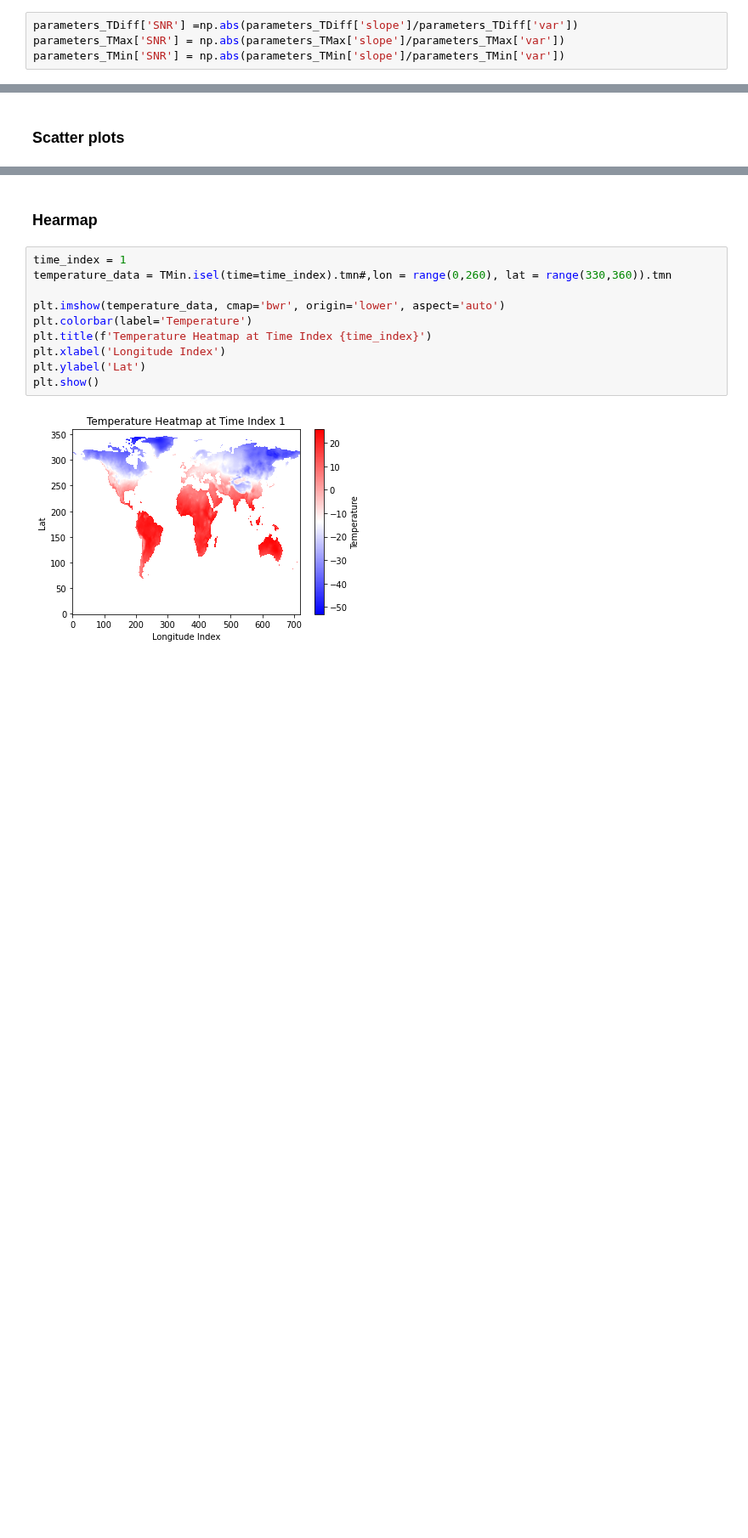
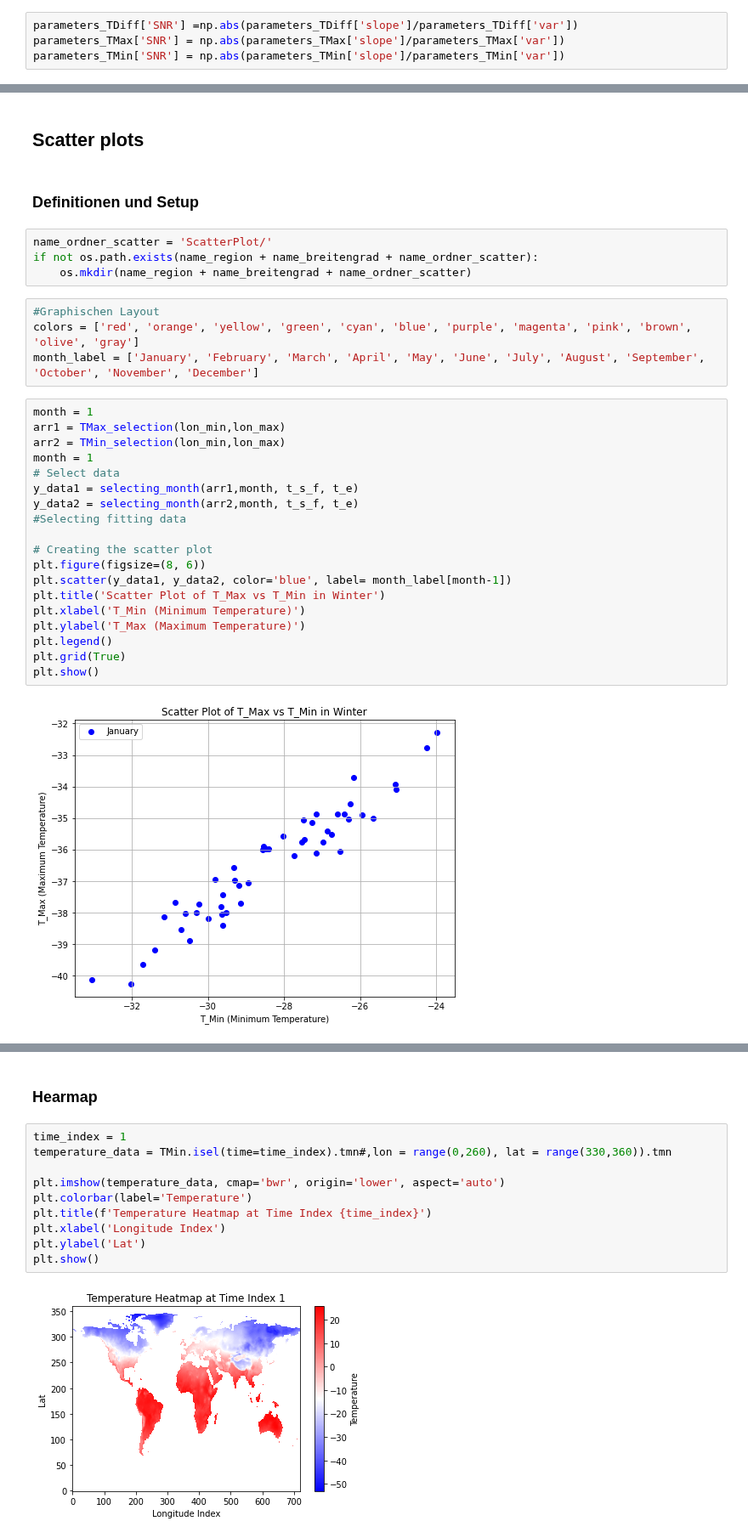
Before and after one commit to LeoausderDose/Praktikum_AWI, a Jupyter notebook: DNT_Fit_SelcData_weihgt.ipynb, the cells around one changed output, grey strips where cells are left out. Shown at 85% size. Cells and saved outputs as stored; diff of their text form; blank space fills up the shorter version.

```diff
--- a/DNT_Fit_SelcData_weihgt.ipynb
+++ b/DNT_Fit_SelcData_weihgt.ipynb
@@ -477,2 +505,33 @@ plt.show()
 # %% [markdown]
-### Scatter plots
+## Scatter plots
+# %% [markdown]
+### Definitionen und Setup
+# %%
+name_ordner_scatter = 'ScatterPlot/'
+if not os.path.exists(name_region + name_breitengrad + name_ordner_scatter):
+    os.mkdir(name_region + name_breitengrad + name_ordner_scatter)
+# %%
+#Graphischen Layout
+colors = ['red', 'orange', 'yellow', 'green', 'cyan', 'blue', 'purple', 'magenta', 'pink', 'brown', 'olive', 'gray']
+month_label = ['January', 'February', 'March', 'April', 'May', 'June', 'July', 'August', 'September', 'October', 'November', 'December']
+# %%
+month = 1
+arr1 = TMax_selection(lon_min,lon_max)
+arr2 = TMin_selection(lon_min,lon_max)
+month = 1
+# Select data
+y_data1 = selecting_month(arr1,month, t_s_f, t_e)
+y_data2 = selecting_month(arr2,month, t_s_f, t_e)
+#Selecting fitting data
+
+# Creating the scatter plot
+plt.figure(figsize=(8, 6))
+plt.scatter(y_data1, y_data2, color='blue', label= month_label[month-1])
+plt.title('Scatter Plot of T_Max vs T_Min in Winter')
+plt.xlabel('T_Min (Minimum Temperature)')
+plt.ylabel('T_Max (Maximum Temperature)')
+plt.legend()
+plt.grid(True)
+plt.show()
+# %% [output]
+[figure, added]
```
Also changed, not shown: parts of 22 cells of this notebook, 24 other files.
